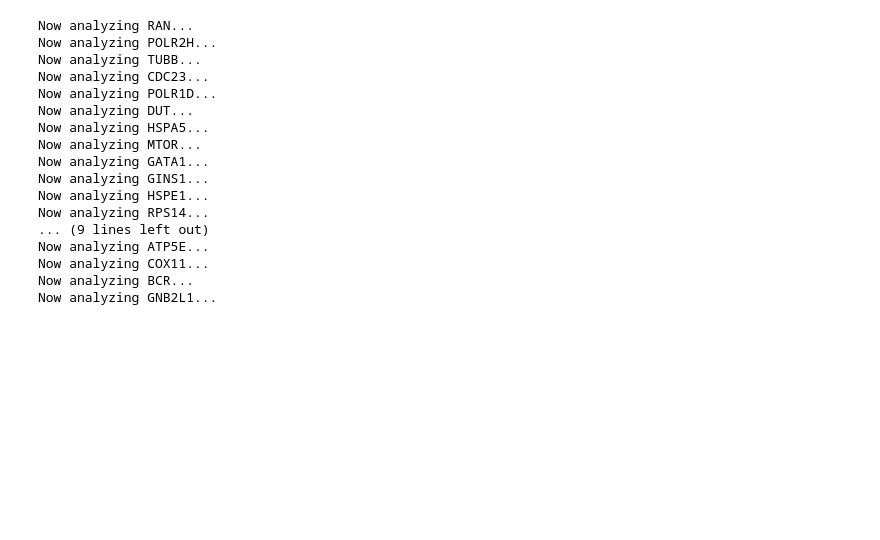
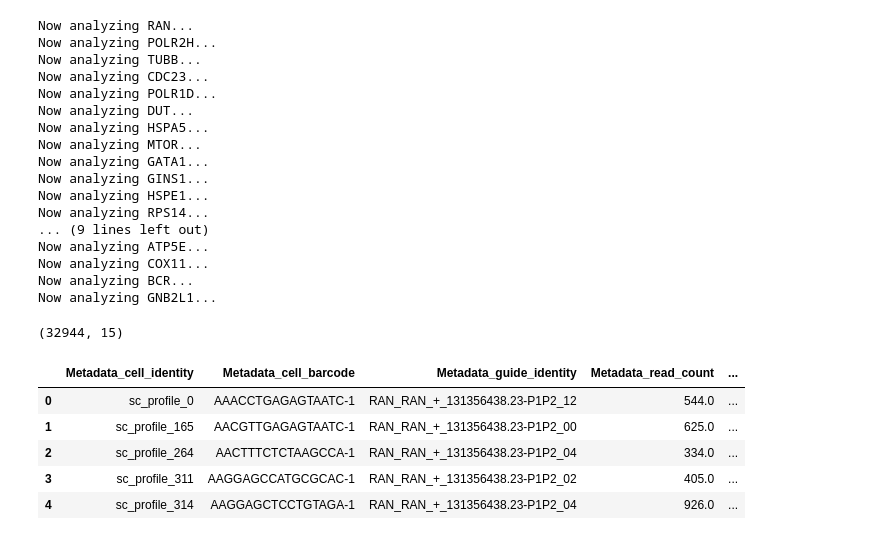
Before and after one commit to broadinstitute/grit-benchmark, a Jupyter notebook: 1.calculate-metrics/perturb-seq/0.calculate-grit-perturbseq.ipynb, the cells around one changed output. Saved outputs shown, nothing was run; the diff lists cells and outputs as text; code cells hidden in the pictures; blank space fills up the shorter version.

```diff
--- a/1.calculate-metrics/perturb-seq/0.calculate-grit-perturbseq.ipynb
+++ b/1.calculate-metrics/perturb-seq/0.calculate-grit-perturbseq.ipynb
@@ -260,6 +245,23 @@ Now analyzing ATP5E...
 Now analyzing COX11...
 Now analyzing BCR...
 Now analyzing GNB2L1...
+# %%
+all_sc_umap_embeddings = pd.concat(all_sc_umap_embeddings).reset_index(drop=True)
+
+# Output file
+output_results_file = pathlib.Path(f"results/{gse_id}_single_cell_umap_embeddings.tsv.gz")
+all_sc_umap_embeddings.to_csv(output_results_file, sep="\t", compression="gzip", index=False)
+
+print(all_sc_umap_embeddings.shape)
+all_sc_umap_embeddings.head()
+# %% [output]
+(32944, 15)
+|  | Metadata_cell_identity | Metadata_cell_barcode | Metadata_guide_identity | Metadata_read_count | ... |
+| 0 | sc_profile_0 | AAACCTGAGAGTAATC-1 | RAN_RAN_+_131356438.23-P1P2_12 | 544.0 | ... |
+| 1 | sc_profile_165 | AACGTTGAGAGTAATC-1 | RAN_RAN_+_131356438.23-P1P2_00 | 625.0 | ... |
+| 2 | sc_profile_264 | AACTTTCTCTAAGCCA-1 | RAN_RAN_+_131356438.23-P1P2_04 | 334.0 | ... |
+| 3 | sc_profile_311 | AAGGAGCCATGCGCAC-1 | RAN_RAN_+_131356438.23-P1P2_02 | 405.0 | ... |
+| 4 | sc_profile_314 | AAGGAGCTCCTGTAGA-1 | RAN_RAN_+_131356438.23-P1P2_04 | 926.0 | ... |
 # %%
 all_sc_grit_results = pd.concat(all_sc_grit_results).reset_index(drop=True)
 
```
Also changed, not shown: parts of 21 cells of this notebook, 1 other file.
